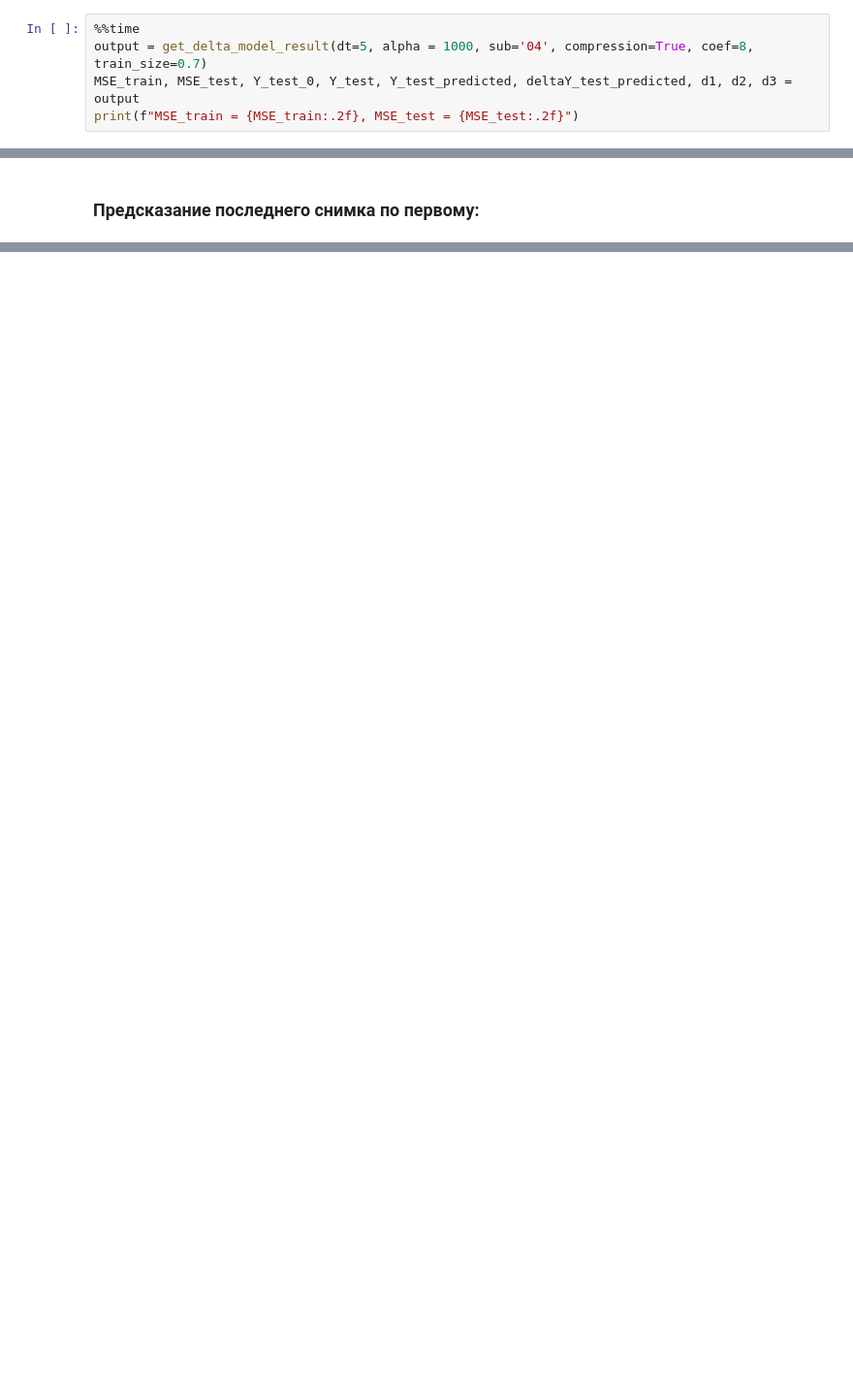
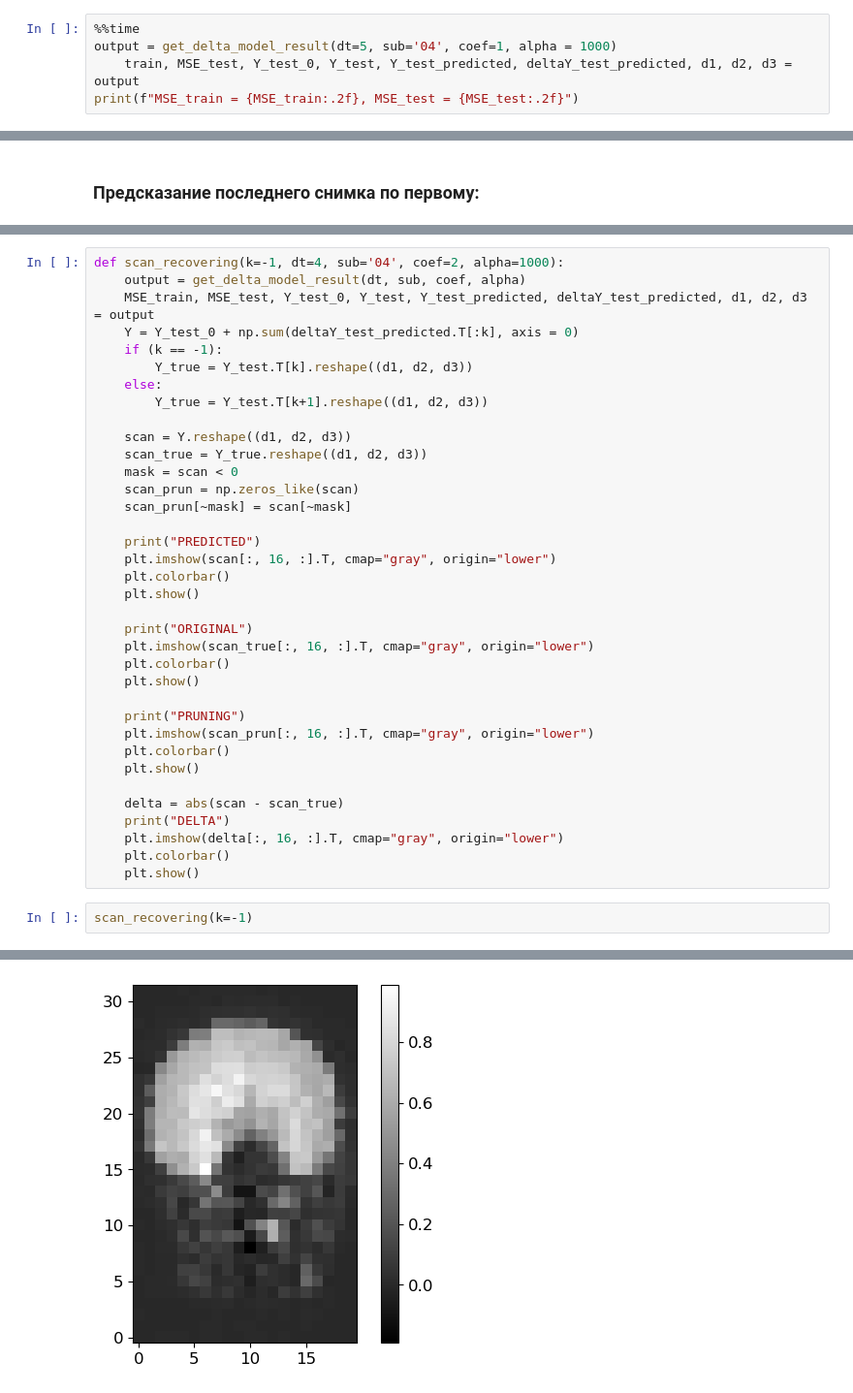
Before and after one commit to intsystems/2023-Project-112, a Jupyter notebook: code/main_experiment/main.ipynb, the cells around one changed output, grey strips where cells are left out. Shown at 97% size. Drawn from its saved outputs; the diff is of its cells as text; blank space fills up the shorter version.

```diff
--- a/code/main_experiment/main.ipynb
+++ b/code/main_experiment/main.ipynb
@@ -524,7 +487,7 @@ def get_delta_model_result(dt=4, alpha = 1, sub='04', compression=True, coef=4,
     return output
 # %%
 %%time
-output = get_delta_model_result(dt=5, alpha = 1000, sub='04', compression=True, coef=8, train_size=0.7)
-MSE_train, MSE_test, Y_test_0, Y_test, Y_test_predicted, deltaY_test_predicted, d1, d2, d3 = output
+output = get_delta_model_result(dt=5, sub='04', coef=1, alpha = 1000)
+    train, MSE_test, Y_test_0, Y_test, Y_test_predicted, deltaY_test_predicted, d1, d2, d3 = output
 print(f"MSE_train = {MSE_train:.2f}, MSE_test = {MSE_test:.2f}")
 # %% [output]
@@ -577,0 +547,39 @@ DIFFERENCE
+# %%
+def scan_recovering(k=-1, dt=4, sub='04', coef=2, alpha=1000):
+    output = get_delta_model_result(dt, sub, coef, alpha)
+    MSE_train, MSE_test, Y_test_0, Y_test, Y_test_predicted, deltaY_test_predicted, d1, d2, d3 = output
+    Y = Y_test_0 + np.sum(deltaY_test_predicted.T[:k], axis = 0)
+    if (k == -1):
+        Y_true = Y_test.T[k].reshape((d1, d2, d3))
+    else:
+        Y_true = Y_test.T[k+1].reshape((d1, d2, d3))
+
+    scan = Y.reshape((d1, d2, d3))
+    scan_true = Y_true.reshape((d1, d2, d3))
+    mask = scan < 0
+    scan_prun = np.zeros_like(scan)
+    scan_prun[~mask] = scan[~mask]
+
+    print("PREDICTED")
+    plt.imshow(scan[:, 16, :].T, cmap="gray", origin="lower")
+    plt.colorbar()
+    plt.show()
+
+    print("ORIGINAL")
+    plt.imshow(scan_true[:, 16, :].T, cmap="gray", origin="lower")
+    plt.colorbar()
+    plt.show()
+
+    print("PRUNING")
+    plt.imshow(scan_prun[:, 16, :].T, cmap="gray", origin="lower")
+    plt.colorbar()
+    plt.show()
+
+    delta = abs(scan - scan_true)
+    print("DELTA")
+    plt.imshow(delta[:, 16, :].T, cmap="gray", origin="lower")
+    plt.colorbar()
+    plt.show()
+# %%
+scan_recovering(k=-1)
+# %% [output]
@@ -577,0 +587 @@ DIFFERENCE
+[figure, added]
```
Also changed, not shown: parts of 23 cells of this notebook, 20 other files.
